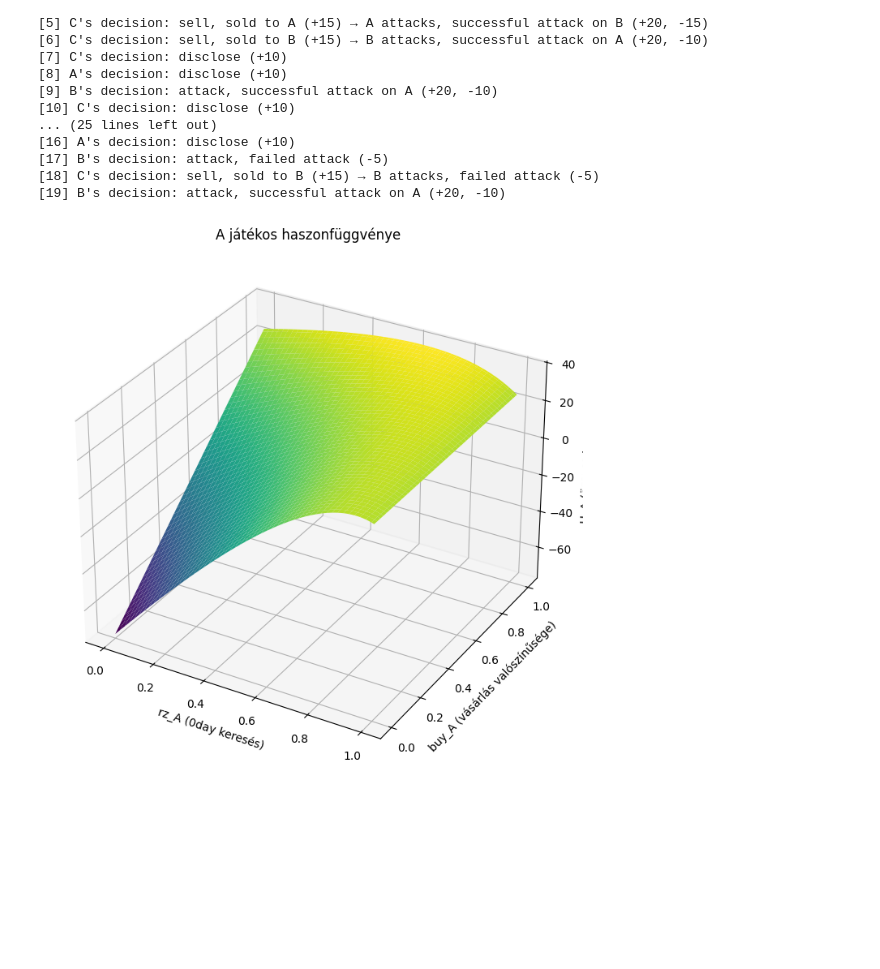
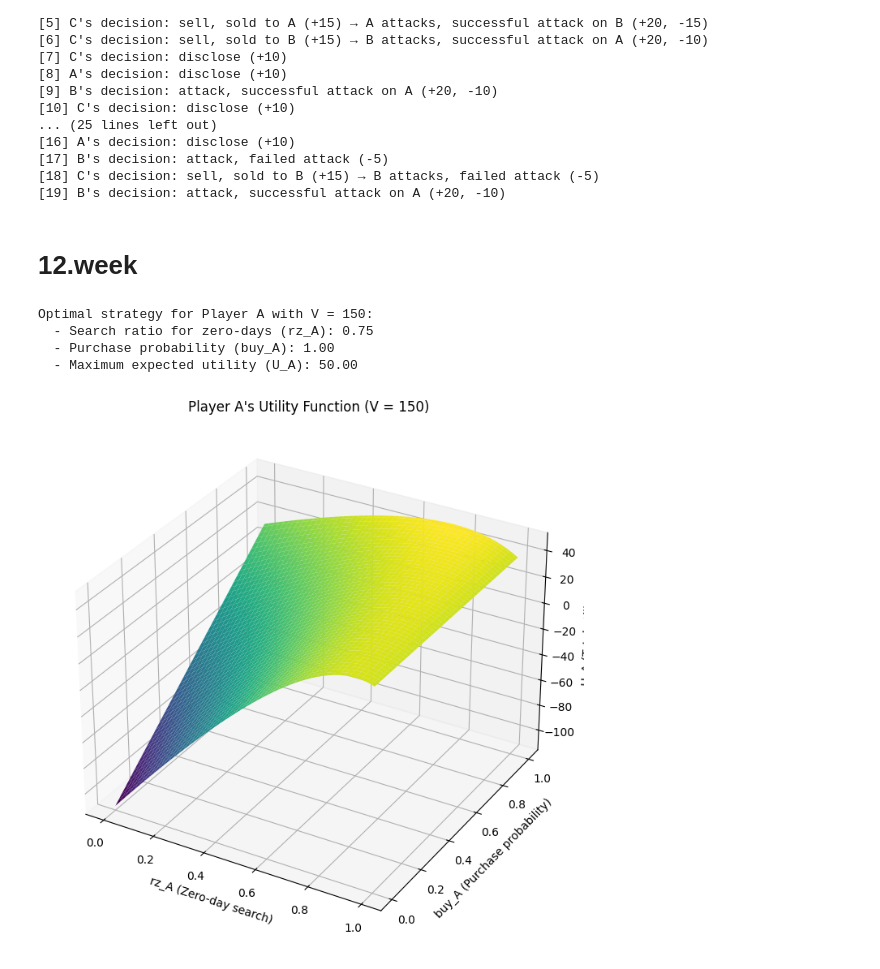
Before and after one commit to nazalan/MScOnlab1, a Jupyter notebook: 3ActorGame.ipynb, the cells around one changed output. Saved outputs shown, nothing was run; the diff lists cells and outputs as text; code cells hidden in the pictures; blank space fills up the shorter version.

```diff
--- a/3ActorGame.ipynb
+++ b/3ActorGame.ipynb
@@ -970,58 +970,67 @@ Decisions:
 [17] B's decision: attack, failed attack (-5)
 [18] C's decision: sell, sold to B (+15) → B attacks, failed attack (-5)
 [19] B's decision: attack, successful attack on A (+20, -10)
+# %% [markdown]
+# 12.week
 # %%
-#Feltételezzük, hogy B egyenlően osztja el az erőforrásait
-
 import numpy as np
 import matplotlib.pyplot as plt
 
-# Paraméterek
-# V = 150         # nyeremény értéke, V > V0day
-# V = 100         # nyeremény értéke, V = V0day
-# V = 50         # nyeremény értéke, V < V0day
-V0day = 100      # zero-day értéke
-rz_B = 0.5      # B zero-day keresési aránya
-buy_B = 0.5     # B vásárlási valószínűsége
-ra_B = 1 - rz_B # B támadási aránya
+# Parameters
+V_values = [150, 100, 50]  # Different values of V
+V0day = 100       # Value of the zero-day vulnerability
+rz_B = 0.5        # B's zero-day discovery ratio
+buy_B = 0.5       # B's purchase probability
+ra_B = 1 - rz_B   # B's attack ratio
 
-# b valószínűség, hogy B-nek van 0day-e
+# Probability that B has a 0day
 b = rz_B + (1 - rz_B) * buy_B
 
-# rács A paramétereire: rz_A (0day keresés) és buy_A (vásárlás valószínűsége)
+# Grid of A's strategies: rz_A (zero-day search) and buy_A (purchase probability)
 rz_A_vals = np.linspace(0, 1, 100)
 buy_A_vals = np.linspace(0, 1, 100)
-
 RZ_A, BUY_A = np.meshgrid(rz_A_vals, buy_A_vals)
 
-# ra_A A támadási aránya
+# A's attack ratio
 RA_A = 1 - RZ_A
 
-# a valószínűség, hogy A-nek van 0day-e
+# Probability that A has a 0day
 a = RZ_A + (1 - RZ_A) * BUY_A
 
-# UA(1) és UA(2) kiszámítása
-UA_1 = - (1 - RZ_A) * BUY_A * V0day
-UA_2 = a * (1 - b) * V - (1 - a) * b * V + a * b * V * (RA_A / (RA_A + ra_B))
+# Loop over different V values
+for V in V_values:
+    # Compute UA(1) and UA(2) for the current V
+    UA_1 = - (1 - RZ_A) * BUY_A * V0day
+    UA_2 = a * (1 - b) * V - (1 - a) * b * V + a * b * V * (RA_A / (RA_A + ra_B))
 
-UA_total = UA_1 + UA_2
+    UA_total = UA_1 + UA_2
 
-# Maximum keresése
-max_idx = np.unravel_index(np.argmax(UA_total), UA_total.shape)
-max_rz_A = RZ_A[max_idx]
-max_buy_A = BUY_A[max_idx]
-max_UA = UA_total[max_idx]
+    # Find the maximum utility and corresponding parameters
+    max_idx = np.unravel_index(np.argmax(UA_total), UA_total.shape)
+    max_rz_A = RZ_A[max_idx]
+    max_buy_A = BUY_A[max_idx]
+    max_UA = UA_total[max_idx]
 
-# Ábrázolás
-fig = plt.figure(figsize=(10, 7))
-ax = fig.add_subplot(111, projection='3d')
-ax.plot_surface(RZ_A, BUY_A, UA_total, cmap='viridis', edgecolor='none')
-ax.set_xlabel('rz_A (0day keresés)')
-ax.set_ylabel('buy_A (vásárlás valószínűsége)')
-ax.set_zlabel('U_A (összes haszon)')
-ax.set_title('A játékos haszonfüggvénye')
+    # Output the results in text
+    print(f"\nOptimal strategy for Player A with V = {V}:")
+    print(f"  - Search ratio for zero-days (rz_A): {max_rz_A:.2f}")
+    print(f"  - Purchase probability (buy_A): {max_buy_A:.2f}")
+    print(f"  - Maximum expected utility (U_A): {max_UA:.2f}")
 
-plt.tight_layout()
-plt.show(), max_rz_A, max_buy_A, max_UA
+    # Visualization
+    fig = plt.figure(figsize=(10, 7))
+    ax = fig.add_subplot(111, projection='3d')
+    ax.plot_surface(RZ_A, BUY_A, UA_total, cmap='viridis', edgecolor='none')
+    ax.set_xlabel('rz_A (Zero-day search)')
+    ax.set_ylabel('buy_A (Purchase probability)')
+    ax.set_zlabel('U_A (Total utility)')
+    ax.set_title(f"Player A's Utility Function (V = {V})")
+
+    plt.tight_layout()
+    plt.show()
 # %% [output]
+Optimal strategy for Player A with V = 150:
+  - Search ratio for zero-days (rz_A): 0.75
+  - Purchase probability (buy_A): 1.00
+  - Maximum expected utility (U_A): 50.00
-[figure, old version]
+[figure, new version]
```
Also changed, not shown: parts of 4 cells of this notebook.
